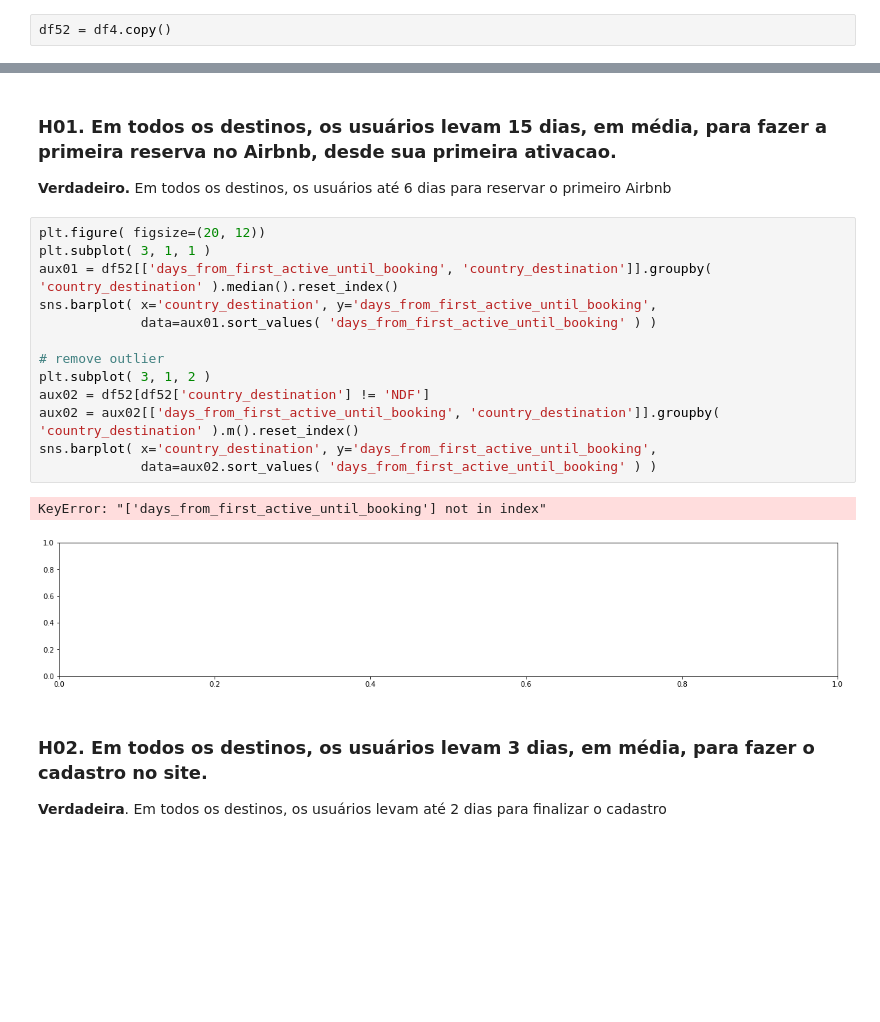
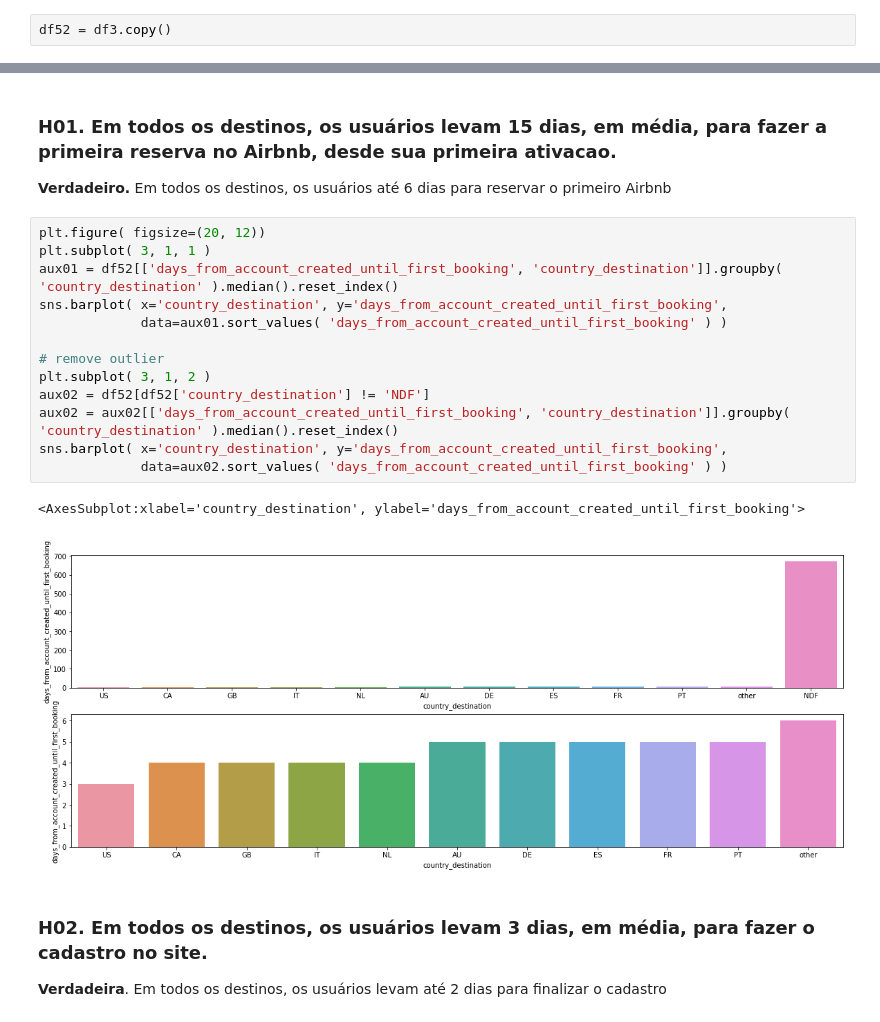
Before and after one commit to alessandra-barbosa/airbnb_predict_first_booking, a Jupyter notebook: 07_ab_Exploratory_Data_Analysis_Correlation.ipynb, the cells around one changed output, grey strips where cells are left out. Drawn from its saved outputs; the diff is of its cells as text; blank space fills up the shorter version.

Commit message:
data_preparation

```diff
--- a/07_ab_Exploratory_Data_Analysis_Correlation.ipynb
+++ b/07_ab_Exploratory_Data_Analysis_Correlation.ipynb
@@ -680,4 +680,4 @@ df46['country_destination'] = y_smt
 # %%
 df51 = df46.copy()
 # %%
-df52 = df4.copy()
+df52 = df3.copy()
@@ -690,19 +710,19 @@ df52 = df4.copy()
 # %%
 plt.figure( figsize=(20, 12))
 plt.subplot( 3, 1, 1 )
-aux01 = df52[['days_from_first_active_until_booking', 'country_destination']].groupby( 'country_destination' ).median().reset_index()
-sns.barplot( x='country_destination', y='days_from_first_active_until_booking',
-             data=aux01.sort_values( 'days_from_first_active_until_booking' ) )
+aux01 = df52[['days_from_account_created_until_first_booking', 'country_destination']].groupby( 'country_destination' ).median().reset_index()
+sns.barplot( x='country_destination', y='days_from_account_created_until_first_booking',
+             data=aux01.sort_values( 'days_from_account_created_until_first_booking' ) )
 
 # remove outlier
 plt.subplot( 3, 1, 2 )
 aux02 = df52[df52['country_destination'] != 'NDF']
-aux02 = aux02[['days_from_first_active_until_booking', 'country_destination']].groupby( 'country_destination' ).m().reset_index()
-sns.barplot( x='country_destination', y='days_from_first_active_until_booking',
-             data=aux02.sort_values( 'days_from_first_active_until_booking' ) )
+aux02 = aux02[['days_from_account_created_until_first_booking', 'country_destination']].groupby( 'country_destination' ).median().reset_index()
+sns.barplot( x='country_destination', y='days_from_account_created_until_first_booking',
+             data=aux02.sort_values( 'days_from_account_created_until_first_booking' ) )
 # %% [output]
-KeyError: "['days_from_first_active_until_booking'] not in index"
+<AxesSubplot:xlabel='country_destination', ylabel='days_from_account_created_until_first_booking'>
-[figure, old version]
+[figure, new version]
 # %% [markdown]
 ### **H02.** Em todos os destinos, os usuários levam 3 dias, em média, para fazer o cadastro no site.
 **Verdadeira**. Em todos os destinos, os usuários levam até 2 dias para finalizar o cadastro
```
Also changed, not shown: parts of 11 cells of this notebook, 3 other files.
